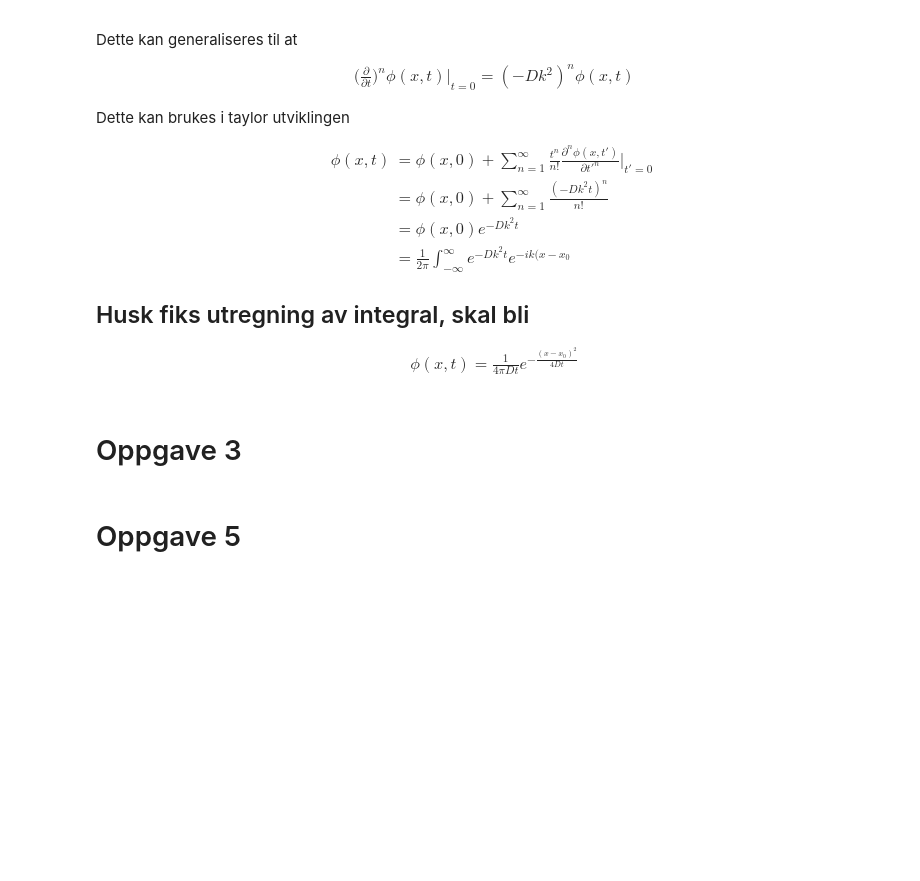
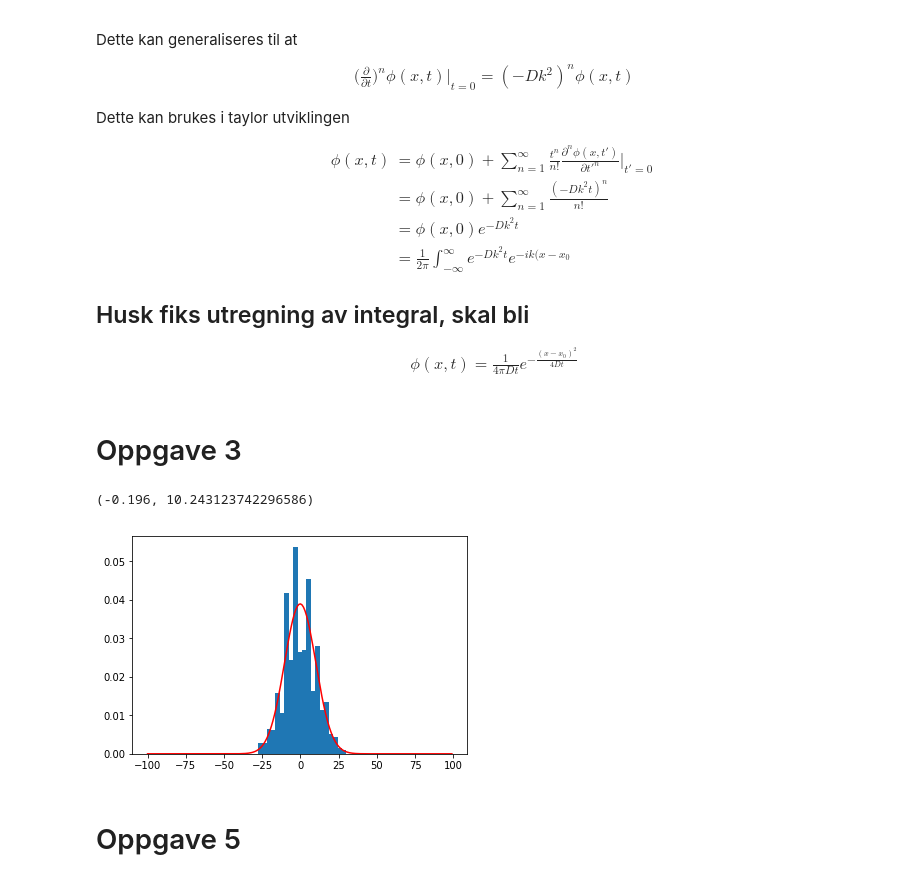
Before and after one commit to sigriaun/vitber-prosjekt3, a Jupyter notebook: prosjekt3.ipynb, the cells around one changed output. Saved outputs shown, nothing was run; the diff lists cells and outputs as text; code cells hidden in the pictures; blank space fills up the shorter version.

```diff
--- a/prosjekt3.ipynb
+++ b/prosjekt3.ipynb
@@ -154,7 +154,7 @@ t=100  #antall tidssteg
 #returnerer -1 for skritt mot venstre, og 1 for skritt mot høyre
 #P er sannsynligheten for skritt mot venstre (for å kunne bruke i alle oppgaver)
 def generateRandomStep(P):
-    randomNumber=random.randint(1,10)/10
+    randomNumber=random.randint(1,10000)/10000
     if randomNumber<=P:
         return -1
     else:
@@ -163,33 +163,36 @@ def generateRandomStep(P):
 #returnerer 1 partikkels posisjon etter t tilfeldige skritt
 def randomParticlePosition(t,P):
     pos=0
     for i in range(t):
         step=generateRandomStep(P)
         pos+=step
     return pos
 
 #plotter tilfeldige posisjoner for n antall partikler
 #Kan bare ende på partall antall steg,så kan evt bare plotte dette (ikke odetall, blir da kurve ikke brått opp og ned graf)
 def plotMultipleParticlesPos(n,t):
     xList=np.arange(-t,t,1)
     posList=[0]*t*2      #liste for antall partikler per posisjon
     listOfPositions=[]
     for i in range(n):           #for n partikler
         pos=randomParticlePosition(t,0.5)   #finner posisjon til partikkelen
         listOfPositions.append(pos)
 
     #print(xList,posList)
     #Skalerer listen, fordi total sannsynlighet må jo være 1
 
     parameters=norm.fit(listOfPositions) #normalfordeling tilpasset dataene
     print(parameters)
     fitted_pdf = norm.pdf(xList,loc = parameters[0],scale = parameters[1])
     plt.plot(xList,fitted_pdf,"red") #normalfordelingskurve
     plt.hist(listOfPositions,density=True,bins=20)  #plotter dataene
     plt.show()
     #print(fitted_pdf)
 
 plotMultipleParticlesPos(n,t)
+# %% [output]
+(-0.196, 10.243123742296586)
+[figure, added]
 # %% [markdown]
 # Oppgave 5
 # %%
```
Also changed, not shown: parts of 4 cells of this notebook.
